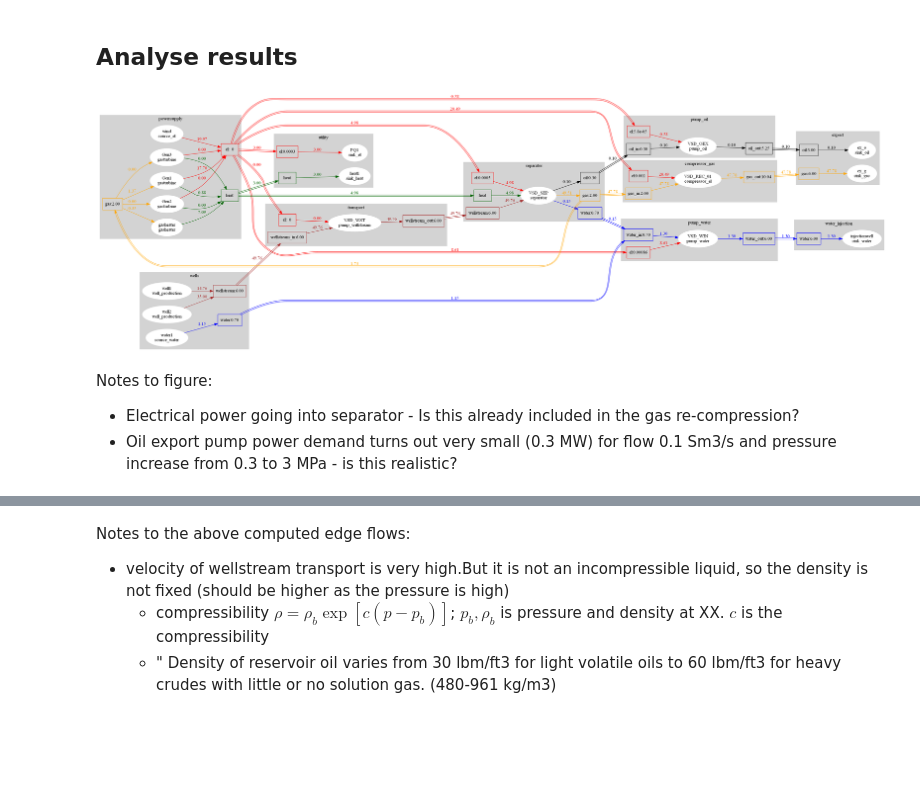
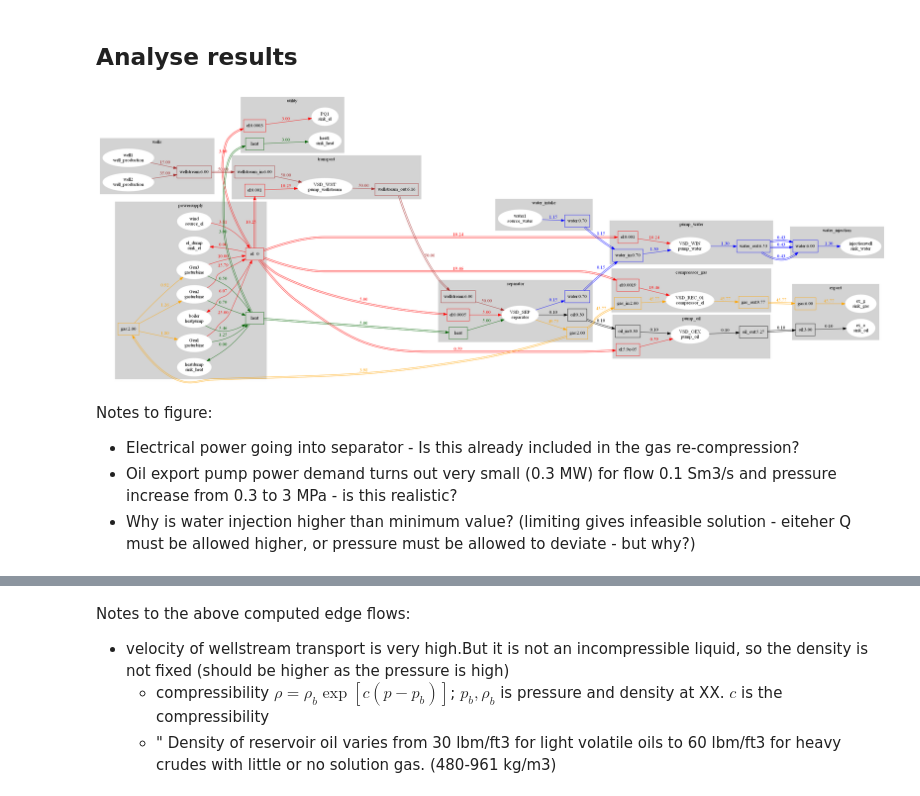
Before and after one commit to oogeso/oogeso, a Jupyter notebook: examples/Example2.ipynb, the cells around one changed output, grey strips where cells are left out. Saved outputs shown, nothing was run; the diff lists cells and outputs as text; code cells hidden in the pictures; blank space fills up the shorter version.

Commit message:
including wellstream transport (pipe pressure drop and pump)

```diff
--- a/examples/Example2.ipynb
+++ b/examples/Example2.ipynb
@@ -133,17 +184,18 @@ Mean export revenue         = oil:41.7  gas:19.7  $/s
 # %% [markdown]
 ## Analyse results
 # %%
-tstep=1
+tstep=23
 gCombined = plots.plotNetwork(mc,timestep=tstep,filename=outpath+"network_combined.png")
 #gEl = plots.plotNetwork(mc,timestep=tstep,only_carrier='el')
 #gHeat = plots.plotNetwork(mc,timestep=tstep,only_carrier='heat')
 #gGas = plots.plotNetwork(mc,timestep=tstep,only_carrier='gas')
 #gOil = plots.plotNetwork(mc,timestep=tstep,only_carrier='oil')
 #gWater = plots.plotNetwork(mc,timestep=tstep,only_carrier='water')
 IPython.display.Image(gCombined.create_png())
 # %% [output]
-[figure, old version]
+[figure, new version]
 # %% [markdown]
 Notes to figure:
 * Electrical power going into separator - Is this already included in the gas re-compression?
 * Oil export pump power demand turns out very small (0.3 MW) for flow 0.1 Sm3/s and pressure increase from 0.3 to 3 MPa - is this realistic?
+* Why is water injection higher than minimum value? (limiting gives infeasible solution - eiteher Q must be allowed higher, or pressure must be allowed to deviate - but why?)
```
Also changed, not shown: parts of 18 cells of this notebook, 2 other files.
